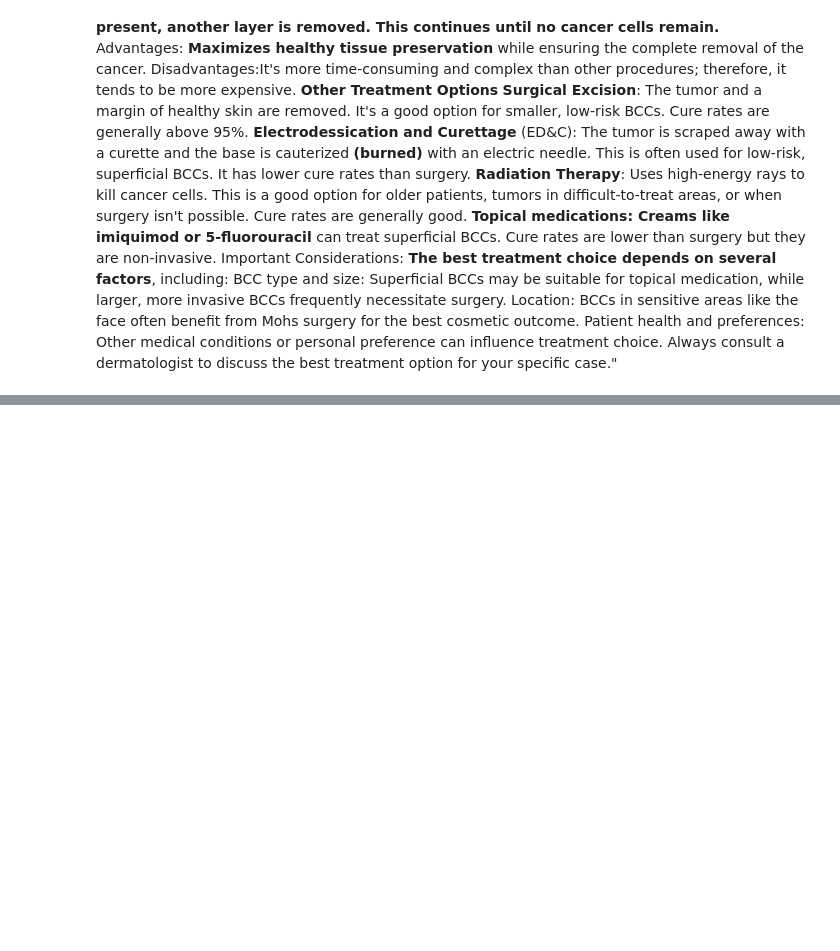
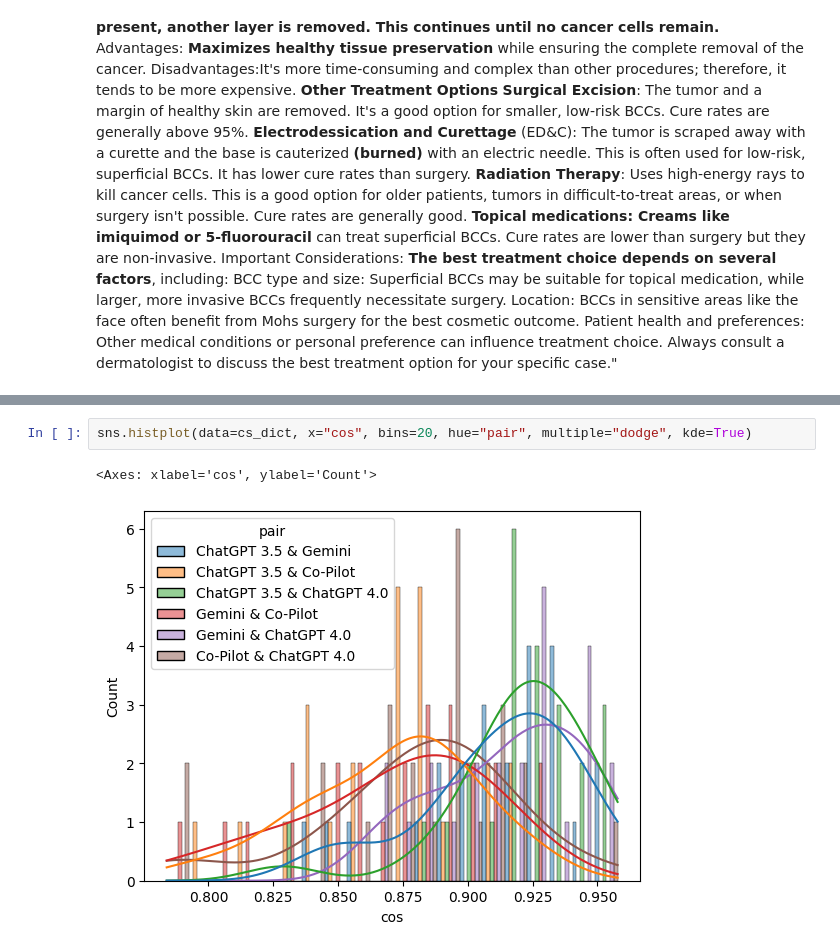
Before and after one commit to hclent/temp, a Jupyter notebook: LLM_for_BCC.ipynb, the cells around one changed output, grey strips where cells are left out. Saved outputs shown, nothing was run; the diff lists cells and outputs as text; blank space fills up the shorter version.

```diff
--- a/LLM_for_BCC.ipynb
+++ b/LLM_for_BCC.ipynb
@@ -256,0 +382,5 @@ Always consult a dermatologist to discuss the best treatment option for your spe
+# %%
+sns.histplot(data=cs_dict, x="cos", bins=20, hue="pair", multiple="dodge", kde=True)
+# %% [output]
+<Axes: xlabel='cos', ylabel='Count'>
+[figure, added]
```
Also changed, not shown: parts of 16 cells of this notebook.
